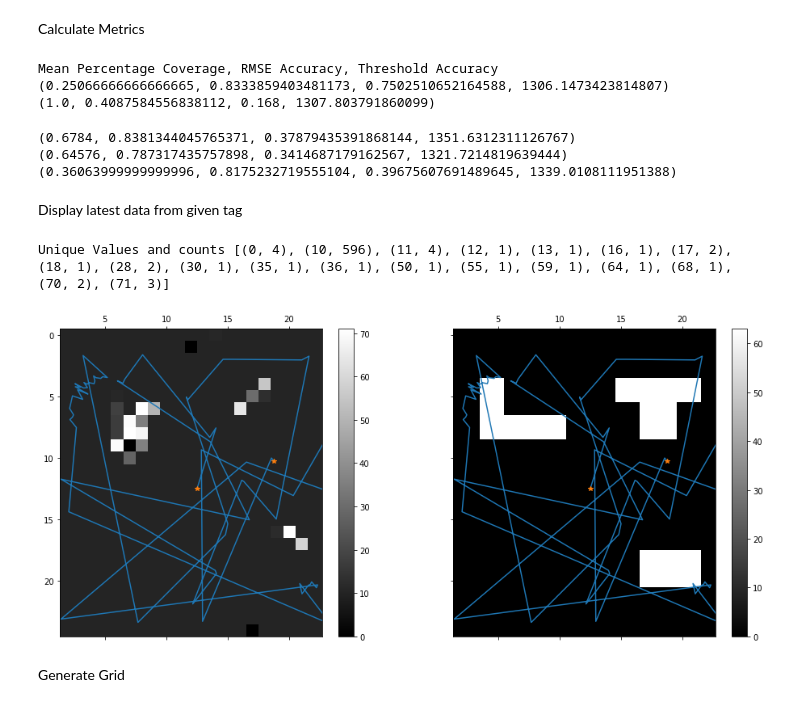
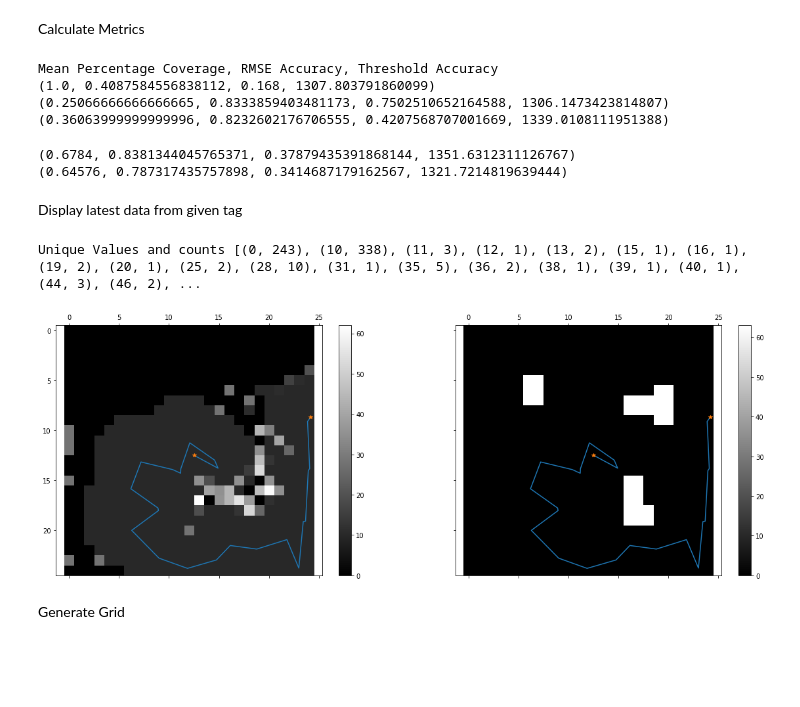
Before and after one commit to mhl787156/RomiExperiments, a Jupyter notebook: scripts/analyseData2.ipynb, the cells around one changed output. Cells and saved outputs as stored; diff of their text form; code cells hidden in the pictures; blank space fills up the shorter version.

```diff
--- a/scripts/analyseData2.ipynb
+++ b/scripts/analyseData2.ipynb
@@ -26,7 +26,7 @@ truemap = np.flipud(truemap)
 # %% [markdown]
 Resize Map for printing
 # %%
-mapfile = os.path.join('..', 'Documentation', 'Maps', 'map2v2.txt')
+mapfile = os.path.join('..', 'Documentation', 'Maps', 'map2v3.txt')
 truemap2 = []
 with open(mapfile, 'r') as f:
     for l in f:
@@ -39,16 +39,15 @@ with open(mapfile, 'r') as f:
         l = l.replace('\\', '0')
         truemap2.append(np.array(l.split(), dtype=np.int32))
 truemap2 = np.array(truemap2)
-
-truemap2 = np.flip(truemap2, 0)
+# truemap2 = np.flip(truemap2, 0)
 # truemap2 = np.flip(truemap2, 1)
-truemap2 = np.rot90(truemap2, 1)
+# truemap2 = np.rot90(truemap2, 1)
 # %% [markdown]
 ## Read Data In
 # %% [markdown]
 Read in a map given the file of a map
 # %%
-def readInMap(mapfile):
+def readInMap(mapfile, ignore_human=False):
     times = []
     mapstime = []
     with open(mapfile, 'r') as file:
@@ -56,7 +55,7 @@ def readInMap(mapfile):
             if 'Map' in line:
                 mapname, h, m, s = parse('{}-{}-{}-{}', line)
                 times.append((h , m, s))
-                if mapname == 'HumanMap':
+                if mapname == 'HumanMap' and not ignore_human:
                     readsuccess = True
                     mp = []
                     for i in range(25):
@@ -232,7 +231,7 @@ def plot_final_map(mapstime, pos, truemapp, highlight_seen=False):
 
     print('Unique Values and counts', list(zip(*np.unique(mapp, return_counts=True))))
 
-    fig, ax = plt.subplots(1, 2, sharex='col', sharey='row', figsize=(16, 7))
+    fig, ax = plt.subplots(1, 2, sharex='col', sharey='row', figsize=(20, 7))
     ax0 = ax[0].matshow(mapp, cmap='gist_gray', interpolation='none')
     ax1 = ax[1].matshow(truemapp, cmap='gist_gray', interpolation='none')
 
@@ -342,10 +341,10 @@ def get_latest_data_folder_loc_by_tag(datapath, tag):
 # %% [markdown]
 Read in maps and position file of datafolder
 # %%
-def read_in_maps_and_positions(datafolder):
+def read_in_maps_and_positions(datafolder, ignore_initial=True):
     datfile = os.path.join(datafolder, 'dat.data')
     mapfile = os.path.join(datafolder, 'map.map')
-    mapstime = readInMap(mapfile)
+    mapstime = readInMap(mapfile, ignore_human=True)
     pos, nextmoves = readDataFile(datfile)
     return (mapstime, pos, nextmoves)
 # %% [markdown]
@@ -353,30 +352,30 @@ Calculate Metrics
 # %%
 datapath = os.path.join('..', 'data')
 print(('Mean Percentage Coverage, RMSE Accuracy, Threshold Accuracy'))
+print(calculateMetrics(datapath, 'Non_Belief',truemap))
 print(calculateMetrics(datapath, 'Human_Readable',truemap))
-print(calculateMetrics(datapath, 'Non_Belief',truemap))
+print(calculateMetrics(datapath, 'R_3',truemap2))
 print(calculateMetrics(datapath, 'AHE_3',truemap))
 print(calculateMetrics(datapath, 'CHE_3',truemap))
-print(calculateMetrics(datapath, 'R_3',truemap2))
 # %% [output]
 Mean Percentage Coverage, RMSE Accuracy, Threshold Accuracy
+(1.0, 0.4087584556838112, 0.168, 1307.803791860099)
 (0.25066666666666665, 0.8333859403481173, 0.7502510652164588, 1306.1473423814807)
-(1.0, 0.4087584556838112, 0.168, 1307.803791860099)
+(0.36063999999999996, 0.8232602176706555, 0.4207568707001669, 1339.0108111951388)
 (0.6784, 0.8381344045765371, 0.37879435391868144, 1351.6312311126767)
 (0.64576, 0.787317435757898, 0.3414687179162567, 1321.7214819639444)
-(0.36063999999999996, 0.8175232719555104, 0.39675607691489645, 1339.0108111951388)
 # %% [markdown]
 Display latest data from given tag
 # %%
 def display_latest_data(tag, tmap=truemap):
     datapath = os.path.join('..', 'data')
     datafolder = get_latest_data_folder_loc_by_tag(datapath, tag)
     mapstime, positions, _ = read_in_maps_and_positions(datafolder)
     plot_final_map(mapstime, positions, tmap, highlight_seen=True)
-display_latest_data('AHE_10', tmap=truemap2)
+display_latest_data('nocast', tmap=truemap2)
 # %% [output]
-Unique Values and counts [(0, 4), (10, 596), (11, 4), (12, 1), (13, 1), (16, 1), (17, 2), (18, 1), (28, 2), (30, 1), (35, 1), (36, 1), (50, 1), (55, 1), (59, 1), (64, 1), (68, 1), (70, 2), (71, 3)]
+Unique Values and counts [(0, 243), (10, 338), (11, 3), (12, 1), (13, 2), (15, 1), (16, 1), (19, 2), (20, 1), (25, 2), (28, 10), (31, 1), (35, 5), (36, 2), (38, 1), (39, 1), (40, 1), (44, 3), (46, 2), ...
-[figure, old version]
+[figure, new version]
 # %% [markdown]
 Generate Grid
 # %%
```
Also changed, not shown: parts of 1 cell of this notebook, 4 other files.
